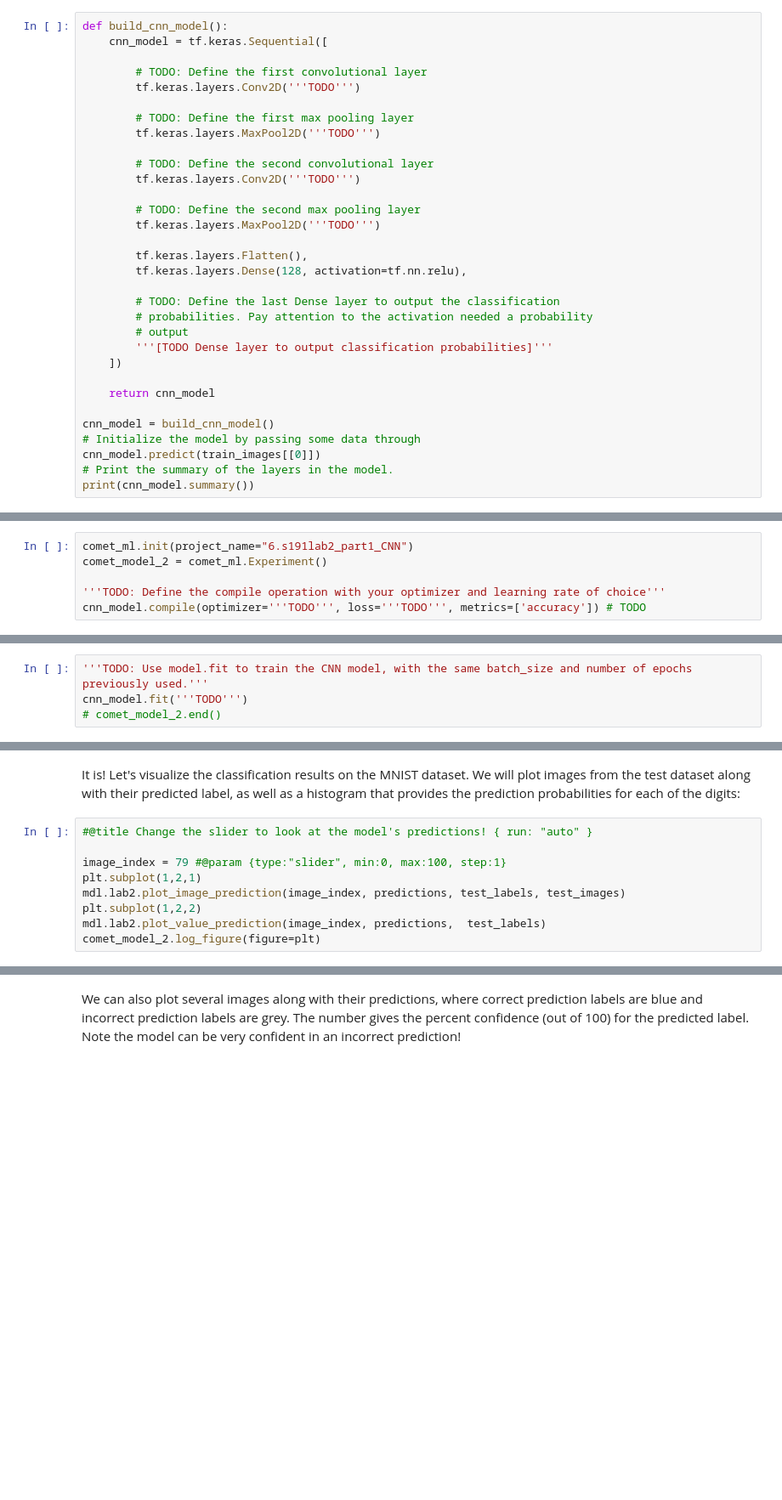
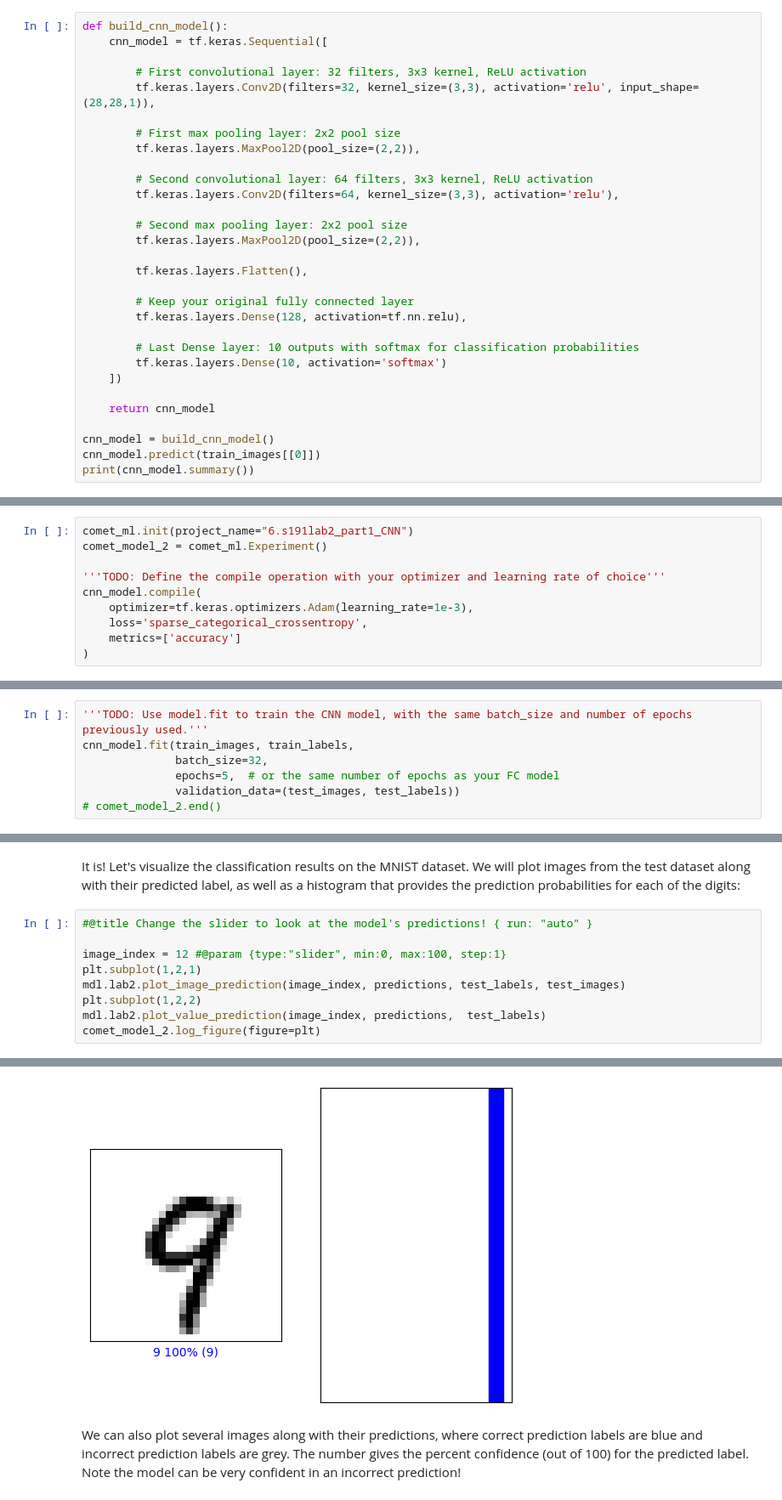
Before and after one commit to imaddaya/mitdeeplearning, a Jupyter notebook: lab2/TF_Part1_MNIST.ipynb, the cells around one changed output, grey strips where cells are left out. Shown at 85% size. Cells and saved outputs as stored; diff of their text form; blank space fills up the shorter version.

```diff
--- a/lab2/TF_Part1_MNIST.ipynb
+++ b/lab2/TF_Part1_MNIST.ipynb
@@ -242,31 +245,29 @@ We'll use the same training and test datasets as before, and proceed similarly a
 def build_cnn_model():
     cnn_model = tf.keras.Sequential([
 
-        # TODO: Define the first convolutional layer
-        tf.keras.layers.Conv2D('''TODO''')
+        # First convolutional layer: 32 filters, 3x3 kernel, ReLU activation
+        tf.keras.layers.Conv2D(filters=32, kernel_size=(3,3), activation='relu', input_shape=(28,28,1)),
 
-        # TODO: Define the first max pooling layer
-        tf.keras.layers.MaxPool2D('''TODO''')
+        # First max pooling layer: 2x2 pool size
+        tf.keras.layers.MaxPool2D(pool_size=(2,2)),
 
-        # TODO: Define the second convolutional layer
-        tf.keras.layers.Conv2D('''TODO''')
+        # Second convolutional layer: 64 filters, 3x3 kernel, ReLU activation
+        tf.keras.layers.Conv2D(filters=64, kernel_size=(3,3), activation='relu'),
 
-        # TODO: Define the second max pooling layer
-        tf.keras.layers.MaxPool2D('''TODO''')
+        # Second max pooling layer: 2x2 pool size
+        tf.keras.layers.MaxPool2D(pool_size=(2,2)),
 
         tf.keras.layers.Flatten(),
+
+        # Keep your original fully connected layer
         tf.keras.layers.Dense(128, activation=tf.nn.relu),
 
-        # TODO: Define the last Dense layer to output the classification
-        # probabilities. Pay attention to the activation needed a probability
-        # output
-        '''[TODO Dense layer to output classification probabilities]'''
+        # Last Dense layer: 10 outputs with softmax for classification probabilities
+        tf.keras.layers.Dense(10, activation='softmax')
     ])
 
     return cnn_model
 
 cnn_model = build_cnn_model()
-# Initialize the model by passing some data through
 cnn_model.predict(train_images[[0]])
-# Print the summary of the layers in the model.
 print(cnn_model.summary())
@@ -279,4 +304,8 @@ comet_ml.init(project_name="6.s191lab2_part1_CNN")
 comet_model_2 = comet_ml.Experiment()
 
 '''TODO: Define the compile operation with your optimizer and learning rate of choice'''
-cnn_model.compile(optimizer='''TODO''', loss='''TODO''', metrics=['accuracy']) # TODO
+cnn_model.compile(
+    optimizer=tf.keras.optimizers.Adam(learning_rate=1e-3),
+    loss='sparse_categorical_crossentropy',
+    metrics=['accuracy']
+)
@@ -284,5 +319,8 @@ cnn_model.compile(optimizer='''TODO''', loss='''TODO''', metrics=['accuracy']) #
 As was the case with the fully connected model, we can train our CNN using the `fit` method via the Keras API.
 # %%
 '''TODO: Use model.fit to train the CNN model, with the same batch_size and number of epochs previously used.'''
-cnn_model.fit('''TODO''')
+cnn_model.fit(train_images, train_labels,
+              batch_size=32,
+              epochs=5,  # or the same number of epochs as your FC model
+              validation_data=(test_images, test_labels))
 # comet_model_2.end()
@@ -328,9 +395,10 @@ It is! Let's visualize the classification results on the MNIST dataset. We will
 # %%
 #@title Change the slider to look at the model's predictions! { run: "auto" }
 
-image_index = 79 #@param {type:"slider", min:0, max:100, step:1}
+image_index = 12 #@param {type:"slider", min:0, max:100, step:1}
 plt.subplot(1,2,1)
 mdl.lab2.plot_image_prediction(image_index, predictions, test_labels, test_images)
 plt.subplot(1,2,2)
 mdl.lab2.plot_value_prediction(image_index, predictions,  test_labels)
 comet_model_2.log_figure(figure=plt)
+# %% [output]
@@ -337,3 +408,4 @@ comet_model_2.log_figure(figure=plt)
+[figure, added]
 # %% [markdown]
 We can also plot several images along with their predictions, where correct prediction labels are blue and incorrect prediction labels are grey. The number gives the percent confidence (out of 100) for the predicted label. Note the model can be very confident in an incorrect prediction!
 # %%
```
Also changed, not shown: parts of 12 cells of this notebook.
